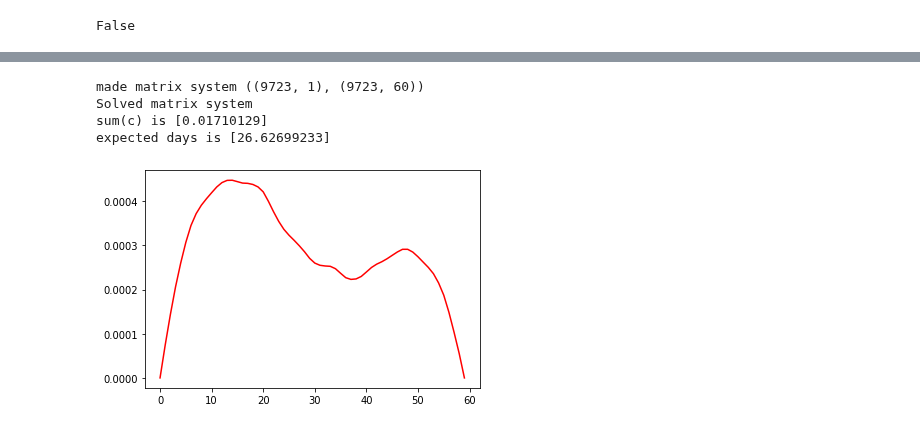
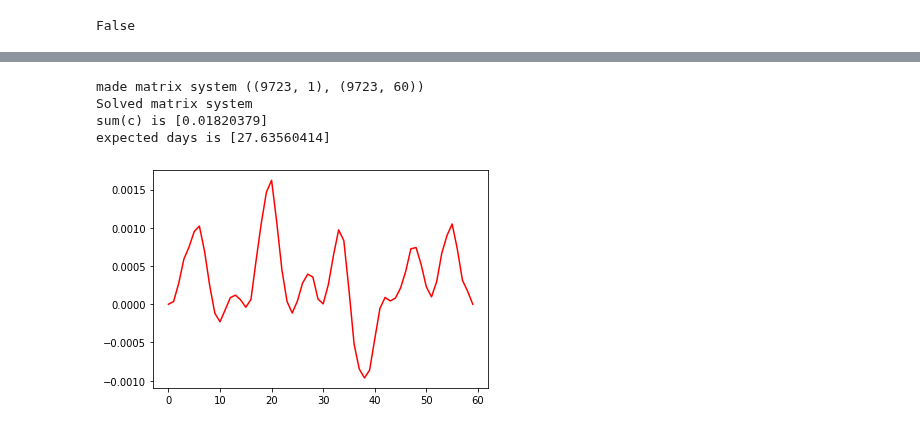
Before and after one commit to mds2/covid-jupyter-mds2, a Jupyter notebook: death convolutions.ipynb, the cells around one changed output, grey strips where cells are left out. Cells and saved outputs as stored; diff of their text form; code cells hidden in the pictures.

```diff
--- a/death convolutions.ipynb
+++ b/death convolutions.ipynb
@@ -229,8 +291,8 @@ expected days is [12.61920059]
 # %%
-c_fl = solve_state("Florida")
+c_fl = solve_state("Florida", smooth_weight=200)
 # %% [output]
 made matrix system ((9723, 1), (9723, 60))
 Solved matrix system
-sum(c) is [0.01710129]
-expected days is [26.62699233]
+sum(c) is [0.01820379]
+expected days is [27.63560414]
-[figure, old version]
+[figure, new version]
```
Also changed, not shown: parts of 21 cells of this notebook, 1 other file.
